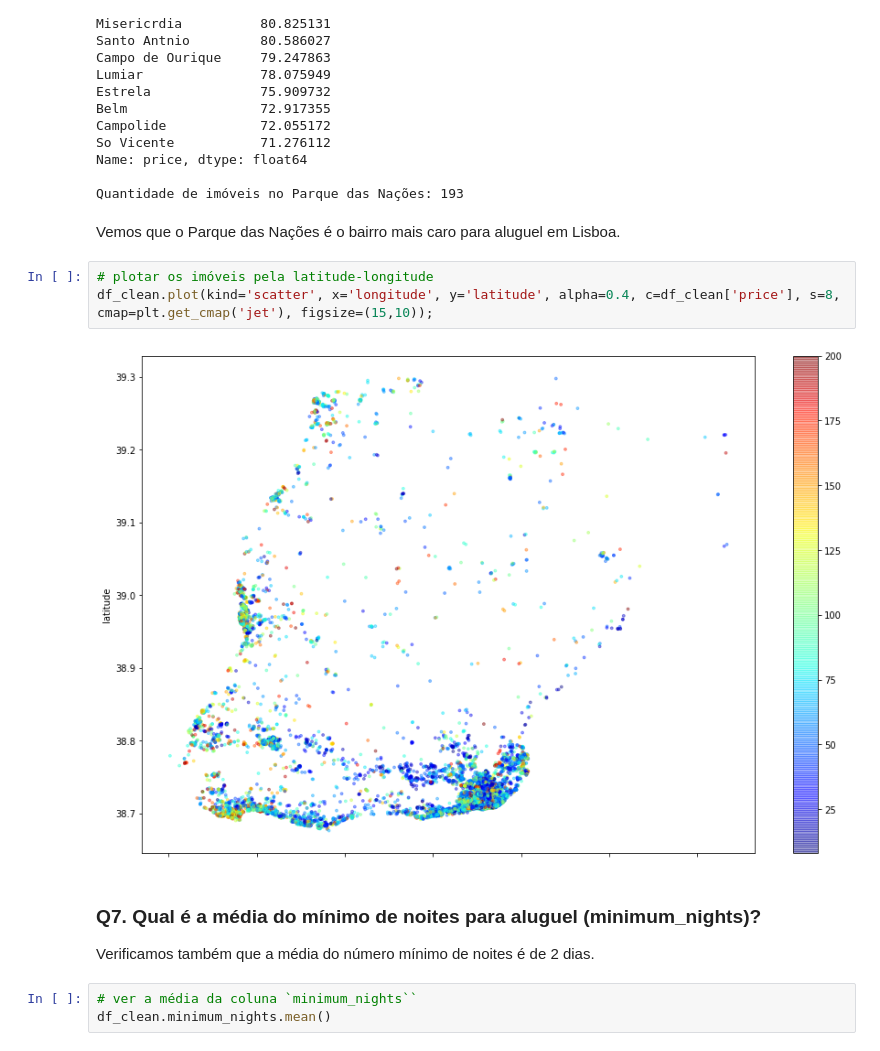
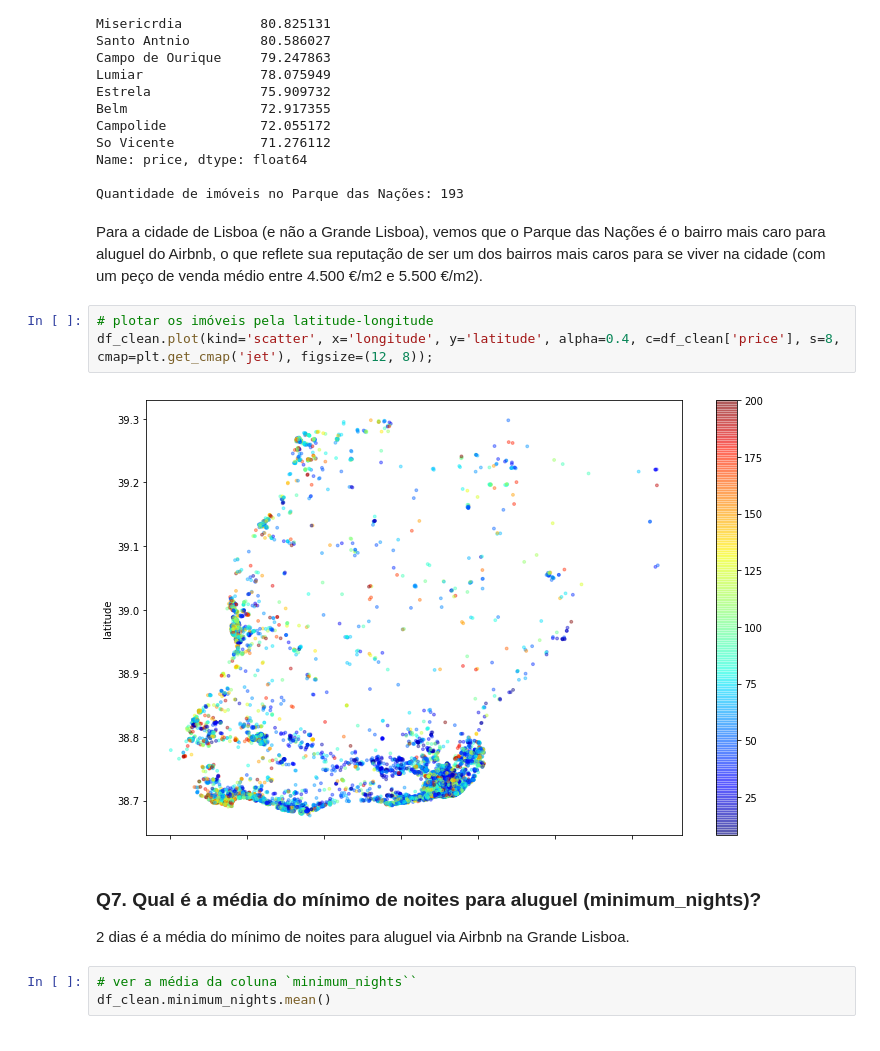
Before and after one commit to virb30/airbnb-lisboa, a Jupyter notebook: Projeto_Analisando_os_Dados_do_Airbnb_Grande_Lisboa.ipynb, the cells around one changed output. Saved outputs shown, nothing was run; the diff lists cells and outputs as text.

```diff
--- a/Projeto_Analisando_os_Dados_do_Airbnb_Grande_Lisboa.ipynb
+++ b/Projeto_Analisando_os_Dados_do_Airbnb_Grande_Lisboa.ipynb
@@ -506,17 +510,17 @@ So Vicente           71.276112
 Name: price, dtype: float64
 
 Quantidade de imóveis no Parque das Nações: 193
-# %% [markdown]
-Vemos que o Parque das Nações é o bairro mais caro para aluguel em Lisboa.
+# %% [markdown]
+Para a cidade de Lisboa (e não a Grande Lisboa), vemos que o Parque das Nações é o bairro mais caro para aluguel do Airbnb, o que reflete sua reputação de ser um dos bairros mais caros para se viver na cidade (com um peço de venda médio entre 4.500 €/m2 e 5.500 €/m2).
 # %%
 # plotar os imóveis pela latitude-longitude
-df_clean.plot(kind='scatter', x='longitude', y='latitude', alpha=0.4, c=df_clean['price'], s=8, cmap=plt.get_cmap('jet'), figsize=(15,10));
+df_clean.plot(kind='scatter', x='longitude', y='latitude', alpha=0.4, c=df_clean['price'], s=8, cmap=plt.get_cmap('jet'), figsize=(12, 8));
 # %% [output]
-[figure, old version]
+[figure, new version]
 # %% [markdown]
 ### **Q7. Qual é a média do mínimo de noites para aluguel (minimum_nights)?**
 
-Verificamos também que a média do número mínimo de noites é de 2 dias.
+2 dias é a média do mínimo de noites para aluguel via Airbnb na Grande Lisboa.
 # %%
 # ver a média da coluna `minimum_nights``
 df_clean.minimum_nights.mean()
```
Also changed, not shown: parts of 9 cells of this notebook.
